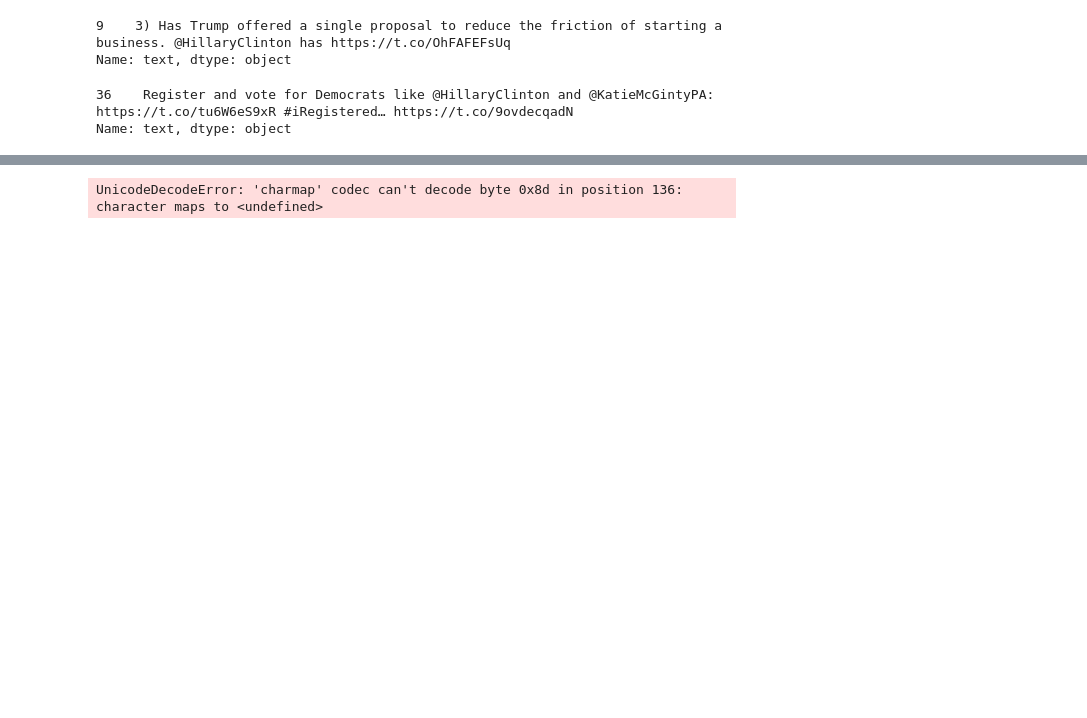
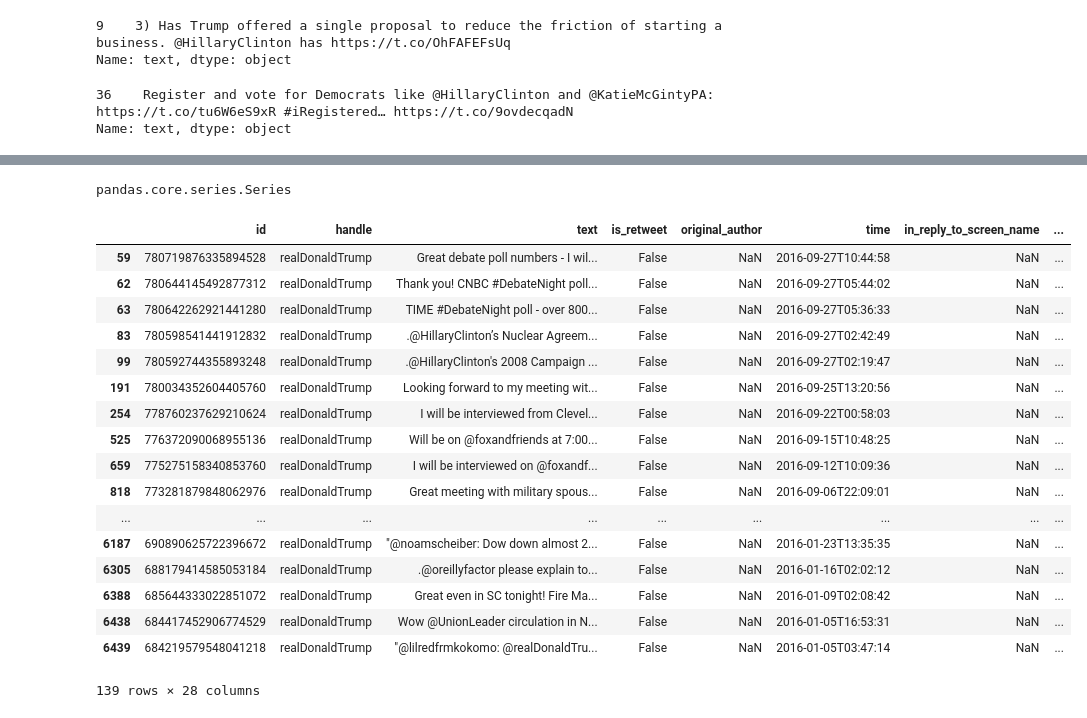
Before and after one commit to RaphaelNash/Data620_Team3, a Jupyter notebook: final_Project/Tweets-TH.ipynb, the cells around one changed output, grey strips where cells are left out. Cells and saved outputs as stored; diff of their text form; code cells hidden in the pictures; blank space fills up the shorter version.

```diff
--- a/final_Project/Tweets-TH.ipynb
+++ b/final_Project/Tweets-TH.ipynb
@@ -119,6 +138,25 @@ def remove_stopwords(word_list):
-# %%
-import chardet
-decoded = [x.decode(chardet.detect(x)['encoding'])
-           for x in trump_corpus['text']]
-# %% [output]
-UnicodeDecodeError: 'charmap' codec can't decode byte 0x8d in position 136: character maps to <undefined>
+# %%
+type(freq)
+# %% [output]
+pandas.core.series.Series
+# %%
+trump_tweets[trump_tweets['text'].str.contains('00') ]
+# %% [output]
+|  | id | handle | text | is_retweet | original_author | time | in_reply_to_screen_name | ... |
+| 59 | 780719876335894528 | realDonaldTrump | Great debate poll numbers - I wil... | False | NaN | 2016-09-27T10:44:58 | NaN | ... |
+| 62 | 780644145492877312 | realDonaldTrump | Thank you! CNBC #DebateNight poll... | False | NaN | 2016-09-27T05:44:02 | NaN | ... |
+| 63 | 780642262921441280 | realDonaldTrump | TIME #DebateNight poll - over 800... | False | NaN | 2016-09-27T05:36:33 | NaN | ... |
+| 83 | 780598541441912832 | realDonaldTrump | .@HillaryClinton’s Nuclear Agreem... | False | NaN | 2016-09-27T02:42:49 | NaN | ... |
+| 99 | 780592744355893248 | realDonaldTrump | .@HillaryClinton's 2008 Campaign ... | False | NaN | 2016-09-27T02:19:47 | NaN | ... |
+| 191 | 780034352604405760 | realDonaldTrump | Looking forward to my meeting wit... | False | NaN | 2016-09-25T13:20:56 | NaN | ... |
+| 254 | 778760237629210624 | realDonaldTrump | I will be interviewed from Clevel... | False | NaN | 2016-09-22T00:58:03 | NaN | ... |
+| 525 | 776372090068955136 | realDonaldTrump | Will be on @foxandfriends at 7:00... | False | NaN | 2016-09-15T10:48:25 | NaN | ... |
+| 659 | 775275158340853760 | realDonaldTrump | I will be interviewed on @foxandf... | False | NaN | 2016-09-12T10:09:36 | NaN | ... |
+| 818 | 773281879848062976 | realDonaldTrump | Great meeting with military spous... | False | NaN | 2016-09-06T22:09:01 | NaN | ... |
+| ... | ... | ... | ... | ... | ... | ... | ... | ... |
+| 6187 | 690890625722396672 | realDonaldTrump | "@noamscheiber: Dow down almost 2... | False | NaN | 2016-01-23T13:35:35 | NaN | ... |
+| 6305 | 688179414585053184 | realDonaldTrump | .@oreillyfactor please explain to... | False | NaN | 2016-01-16T02:02:12 | NaN | ... |
+| 6388 | 685644333022851072 | realDonaldTrump | Great even in SC tonight! Fire Ma... | False | NaN | 2016-01-09T02:08:42 | NaN | ... |
+| 6438 | 684417452906774529 | realDonaldTrump | Wow @UnionLeader circulation in N... | False | NaN | 2016-01-05T16:53:31 | NaN | ... |
+| 6439 | 684219579548041218 | realDonaldTrump | "@lilredfrmkokomo: @realDonaldTru... | False | NaN | 2016-01-05T03:47:14 | NaN | ... |
+139 rows × 28 columns
```
Also changed, not shown: parts of 19 cells of this notebook.
